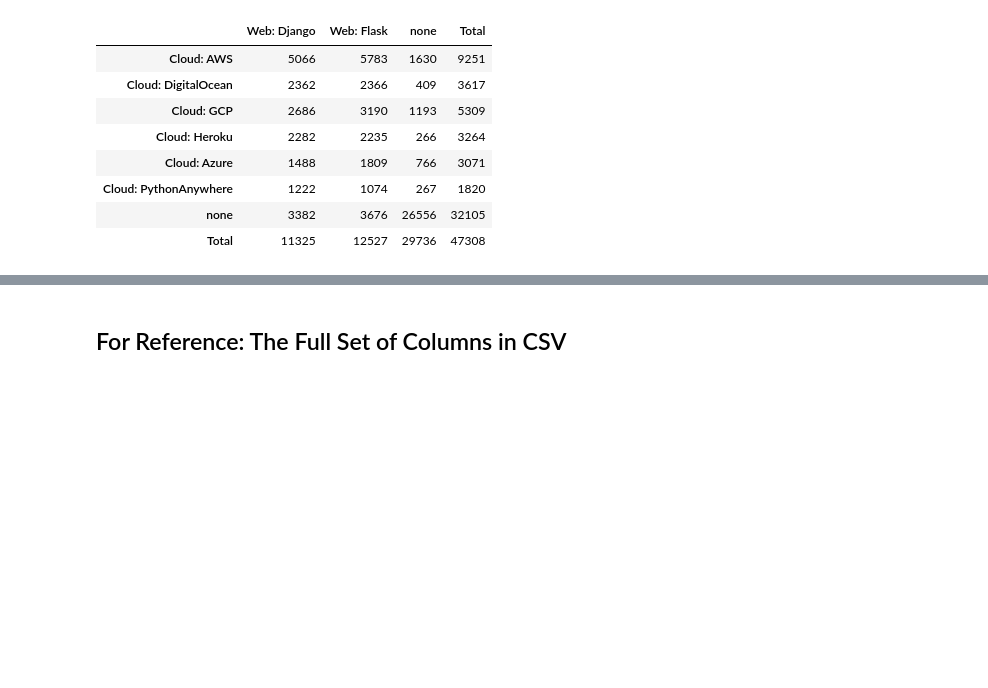
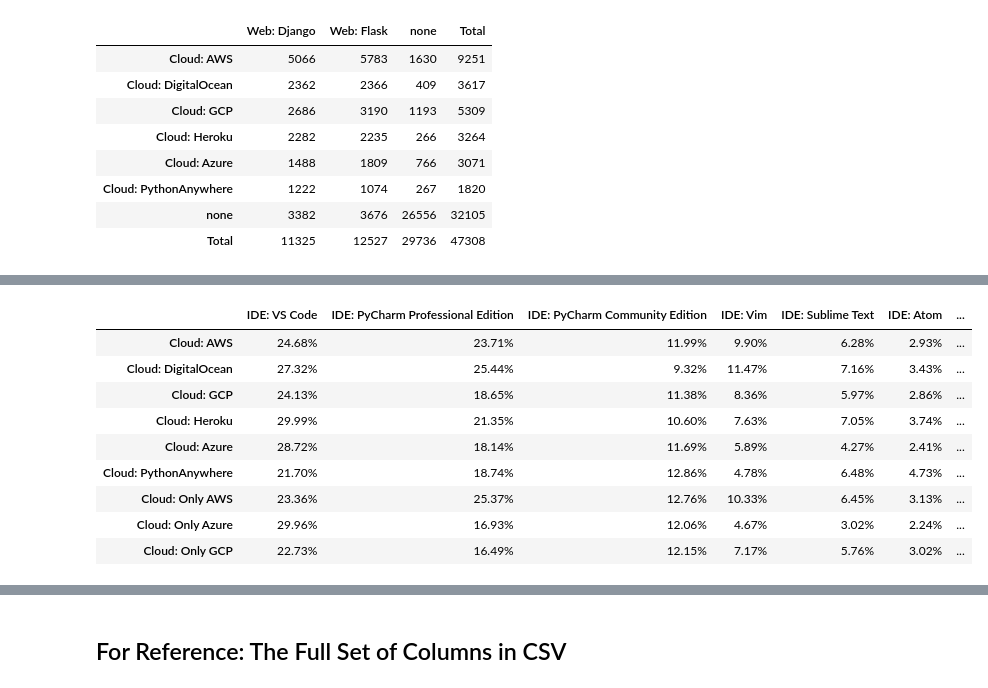
Before and after one commit to gramster/notebooks, a Jupyter notebook: Python Survey Analysis.ipynb, the cells around one changed output, grey strips where cells are left out. Saved outputs shown, nothing was run; the diff lists cells and outputs as text; code cells hidden in the pictures; blank space fills up the shorter version.

```diff
--- a/Python Survey Analysis.ipynb
+++ b/Python Survey Analysis.ipynb
@@ -655,0 +690,14 @@ cross_analyze(df, 'Cloud', 'Web')
+# %%
+# What % of each cloud's users use each IDE
+cross_analyze(df, 'Cloud', 'IDE:', how='col perc')
+# %% [output]
+|  | IDE: VS Code | IDE: PyCharm Professional Edition | IDE: PyCharm Community Edition | IDE: Vim | IDE: Sublime Text | IDE: Atom | ... |
+| Cloud: AWS | 24.68% | 23.71% | 11.99% | 9.90% | 6.28% | 2.93% | ... |
+| Cloud: DigitalOcean | 27.32% | 25.44% | 9.32% | 11.47% | 7.16% | 3.43% | ... |
+| Cloud: GCP | 24.13% | 18.65% | 11.38% | 8.36% | 5.97% | 2.86% | ... |
+| Cloud: Heroku | 29.99% | 21.35% | 10.60% | 7.63% | 7.05% | 3.74% | ... |
+| Cloud: Azure | 28.72% | 18.14% | 11.69% | 5.89% | 4.27% | 2.41% | ... |
+| Cloud: PythonAnywhere | 21.70% | 18.74% | 12.86% | 4.78% | 6.48% | 4.73% | ... |
+| Cloud: Only AWS | 23.36% | 25.37% | 12.76% | 10.33% | 6.45% | 3.13% | ... |
+| Cloud: Only Azure | 29.96% | 16.93% | 12.06% | 4.67% | 3.02% | 2.24% | ... |
+| Cloud: Only GCP | 22.73% | 16.49% | 12.15% | 7.17% | 5.76% | 3.02% | ... |
```
Also changed, not shown: parts of 4 cells of this notebook.
